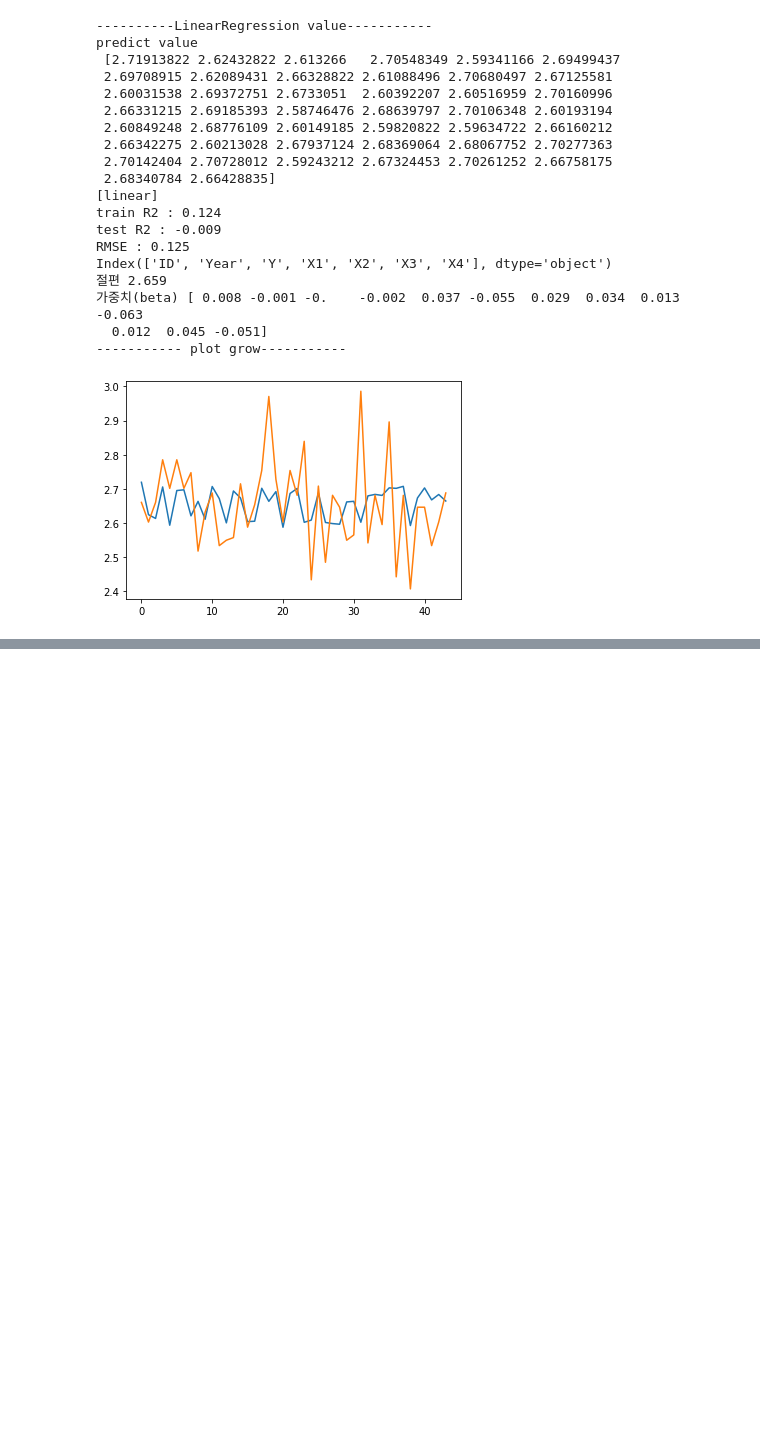
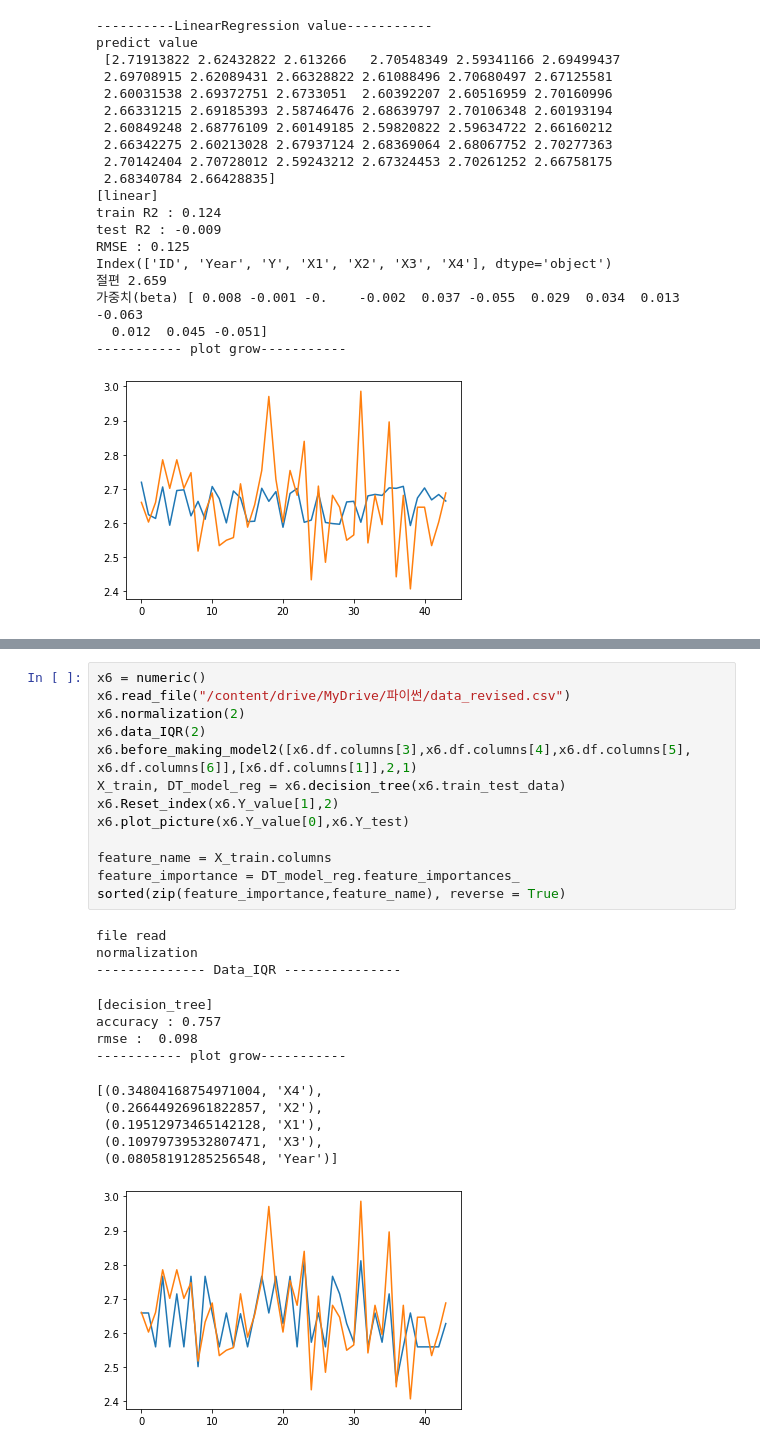
Before and after one commit to good-thinking/easy-coding2, a Jupyter notebook: class(Linear).ipynb, the cells around one changed output, grey strips where cells are left out. Drawn from its saved outputs; the diff is of its cells as text; blank space fills up the shorter version.

```diff
--- a/class(Linear).ipynb
+++ b/class(Linear).ipynb
@@ -188,0 +306,27 @@ RMSE : 0.125
+# %%
+x6 = numeric()
+x6.read_file("/content/drive/MyDrive/파이썬/data_revised.csv")
+x6.normalization(2)
+x6.data_IQR(2)
+x6.before_making_model2([x6.df.columns[3],x6.df.columns[4],x6.df.columns[5], x6.df.columns[6]],[x6.df.columns[1]],2,1)
+X_train, DT_model_reg = x6.decision_tree(x6.train_test_data)
+x6.Reset_index(x6.Y_value[1],2)
+x6.plot_picture(x6.Y_value[0],x6.Y_test)
+
+feature_name = X_train.columns
+feature_importance = DT_model_reg.feature_importances_
+sorted(zip(feature_importance,feature_name), reverse = True)
+# %% [output]
+file read
+normalization
+-------------- Data_IQR ---------------
+[decision_tree]
+accuracy : 0.757
+rmse :  0.098
+----------- plot grow-----------
+[(0.34804168754971004, 'X4'),
+ (0.26644926961822857, 'X2'),
+ (0.19512973465142128, 'X1'),
+ (0.10979739532807471, 'X3'),
+ (0.08058191285256548, 'Year')]
+[figure, added]
```
Also changed, not shown: parts of 9 cells of this notebook.
